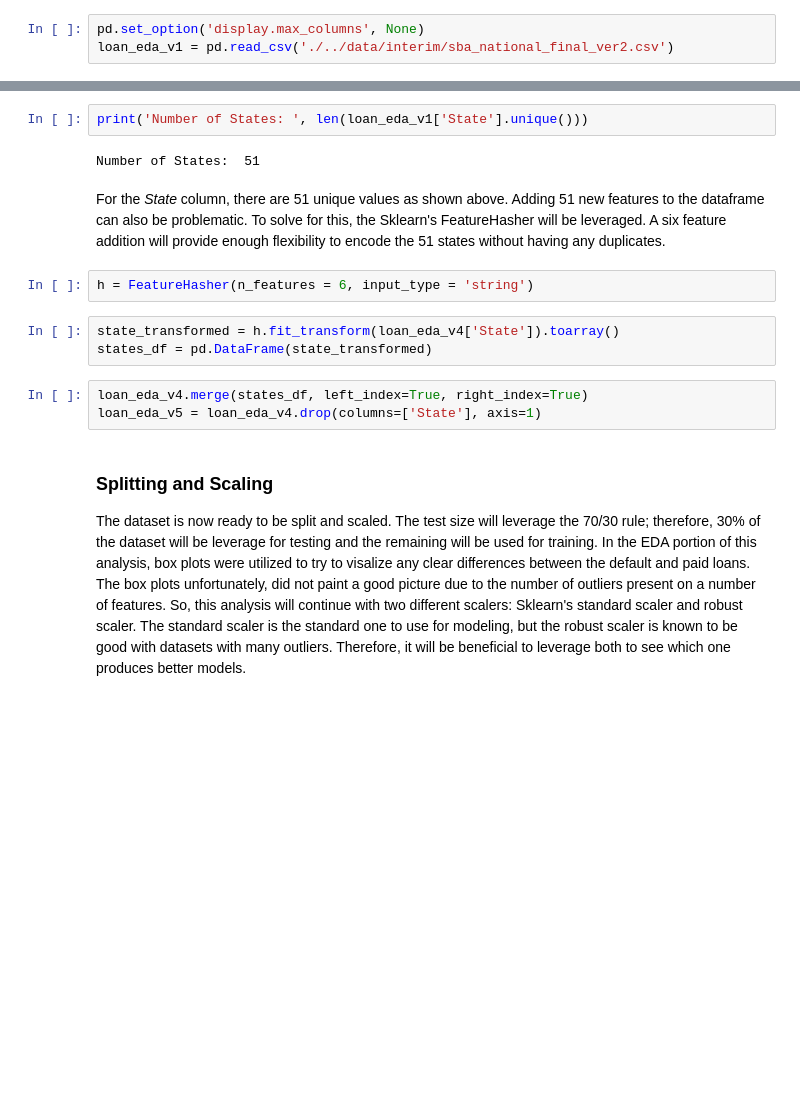
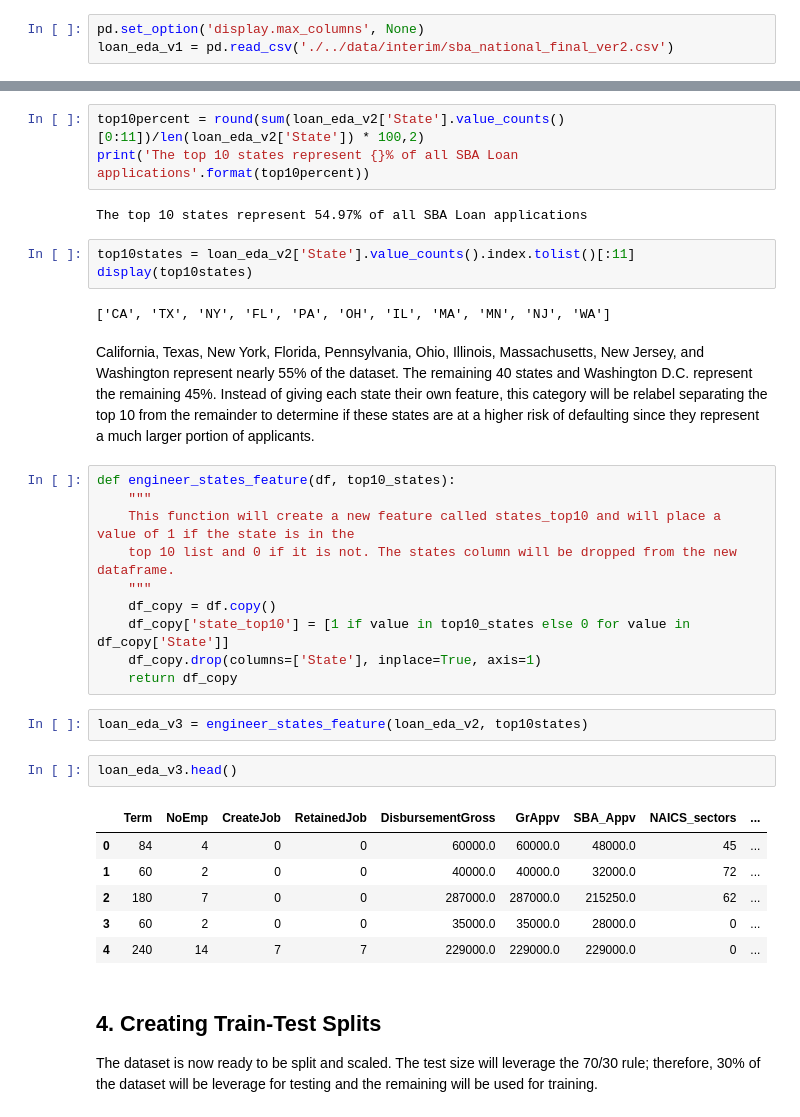
Before and after one commit to mitchellramsey/sba-hra-analysis, a Jupyter notebook: notebooks/3.0_preprocessing_mr_2022_0409.ipynb, the cells around one changed output, grey strips where cells are left out. Cells and saved outputs as stored; diff of their text form; blank space fills up the shorter version.

```diff
--- a/notebooks/3.0_preprocessing_mr_2022_0409.ipynb
+++ b/notebooks/3.0_preprocessing_mr_2022_0409.ipynb
@@ -64,18 +108,38 @@ loan_eda_v4.head()
 # %%
-print('Number of States: ', len(loan_eda_v1['State'].unique()))
+top10percent = round(sum(loan_eda_v2['State'].value_counts()[0:11])/len(loan_eda_v2['State']) * 100,2)
+print('The top 10 states represent {}% of all SBA Loan applications'.format(top10percent))
 # %% [output]
-Number of States:  51
+The top 10 states represent 54.97% of all SBA Loan applications
+# %%
+top10states = loan_eda_v2['State'].value_counts().index.tolist()[:11]
+display(top10states)
+# %% [output]
+['CA', 'TX', 'NY', 'FL', 'PA', 'OH', 'IL', 'MA', 'MN', 'NJ', 'WA']
 # %% [markdown]
-For the *State* column, there are 51 unique values as shown above. Adding 51 new features to the dataframe can also be problematic. To solve for this, the Sklearn's FeatureHasher will be leveraged. A six feature addition will provide enough flexibility to encode the 51 states without having any duplicates.
+California, Texas, New York, Florida, Pennsylvania, Ohio, Illinois, Massachusetts, New Jersey, and Washington represent nearly 55% of the dataset. The remaining 40 states and Washington D.C. represent the remaining 45%. Instead of giving each state their own feature, this category will be relabel separating the top 10 from the remainder to determine if these states are at a higher risk of defaulting since they represent a much larger portion of applicants.
 # %%
-h = FeatureHasher(n_features = 6, input_type = 'string')
+def engineer_states_feature(df, top10_states):
+    """
+    This function will create a new feature called states_top10 and will place a value of 1 if the state is in the
+    top 10 list and 0 if it is not. The states column will be dropped from the new dataframe.
+    """
+    df_copy = df.copy()
+    df_copy['state_top10'] = [1 if value in top10_states else 0 for value in df_copy['State']]
+    df_copy.drop(columns=['State'], inplace=True, axis=1)
+    return df_copy
-# %%
-state_transformed = h.fit_transform(loan_eda_v4['State']).toarray()
-states_df = pd.DataFrame(state_transformed)
+# %%
+loan_eda_v3 = engineer_states_feature(loan_eda_v2, top10states)
 # %%
-loan_eda_v4.merge(states_df, left_index=True, right_index=True)
-loan_eda_v5 = loan_eda_v4.drop(columns=['State'], axis=1)
+loan_eda_v3.head()
+# %% [output]
+|  | Term | NoEmp | CreateJob | RetainedJob | DisbursementGross | GrAppv | SBA_Appv | NAICS_sectors | ... |
+| 0 | 84 | 4 | 0 | 0 | 60000.0 | 60000.0 | 48000.0 | 45 | ... |
+| 1 | 60 | 2 | 0 | 0 | 40000.0 | 40000.0 | 32000.0 | 72 | ... |
+| 2 | 180 | 7 | 0 | 0 | 287000.0 | 287000.0 | 215250.0 | 62 | ... |
+| 3 | 60 | 2 | 0 | 0 | 35000.0 | 35000.0 | 28000.0 | 0 | ... |
+| 4 | 240 | 14 | 7 | 7 | 229000.0 | 229000.0 | 229000.0 | 0 | ... |
 # %% [markdown]
-### Splitting and Scaling
+<a id='splits'></a>
+## 4. Creating Train-Test Splits
 
-The dataset is now ready to be split and scaled. The test size will leverage the 70/30 rule; therefore, 30% of the dataset will be leverage for testing and the remaining will be used for training. In the EDA portion of this analysis, box plots were utilized to try to visalize any clear differences between the default and paid loans. The box plots unfortunately, did not paint a good picture due to the number of outliers present on a number of features. So, this analysis will continue with two different scalers: Sklearn's standard scaler and robust scaler. The standard scaler is the standard one to use for modeling, but the robust scaler is known to be good with datasets with many outliers. Therefore, it will be beneficial to leverage both to see which one produces better models.
+The dataset is now ready to be split and scaled. The test size will leverage the 70/30 rule; therefore, 30% of the dataset will be leverage for testing and the remaining will be used for training.
```
Also changed, not shown: parts of 30 cells of this notebook.
